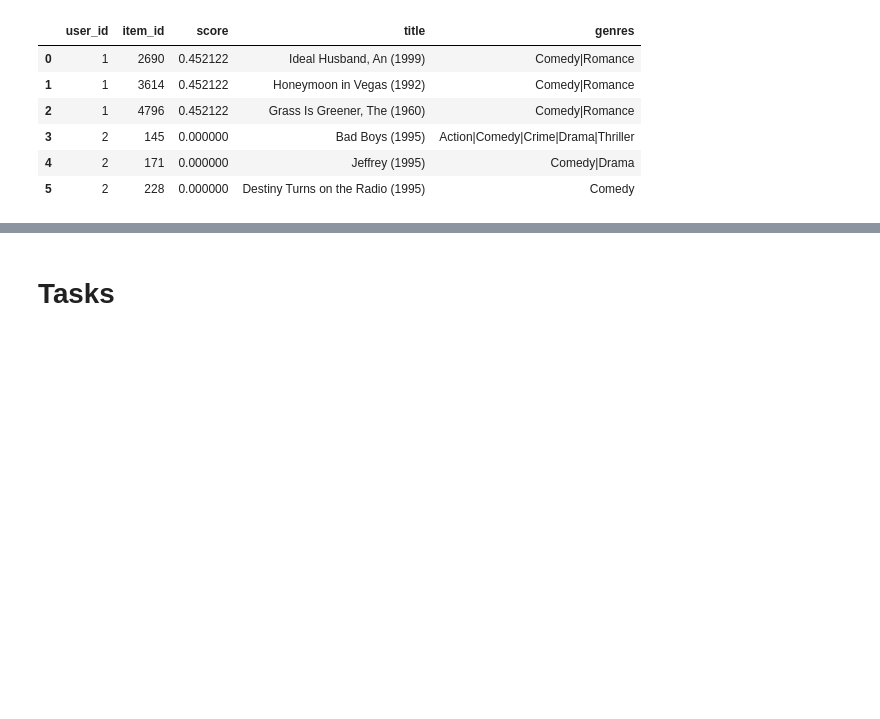
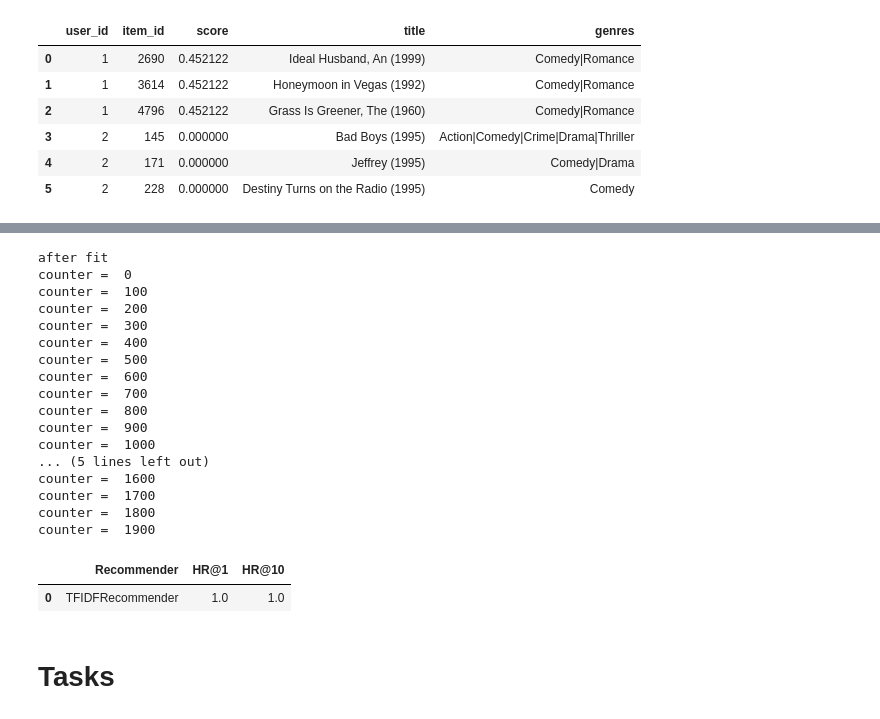
Before and after one commit to dolatapatryk/recommender-systems-class, a Jupyter notebook: class_3_content_based_recommenders_moje.ipynb, the cells around one changed output, grey strips where cells are left out. Drawn from its saved outputs; the diff is of its cells as text; code cells hidden in the pictures; blank space fills up the shorter version.

```diff
--- a/class_3_content_based_recommenders_moje.ipynb
+++ b/class_3_content_based_recommenders_moje.ipynb
@@ -914,3 +942,31 @@ display(HTML(results.head(10).to_html()))
+# %%
+tfidf_recommender = TFIDFRecommender()
+
+results = [['TFIDFRecommender'] + list(evaluate_train_test_split_implicit(
+    tfidf_recommender, ml_ratings_df.loc[:, ['user_id', 'item_id', 'rating']], ml_movies_df))]
+results = pd.DataFrame(results,
+                       columns=['Recommender', 'HR@1', 'HR@10'])
+display(HTML(results.to_html()))
+# %% [output]
+after fit
+counter =  0
+counter =  100
+counter =  200
+counter =  300
+counter =  400
+counter =  500
+counter =  600
+counter =  700
+counter =  800
+counter =  900
+counter =  1000
+... (5 lines left out)
+counter =  1600
+counter =  1700
+counter =  1800
+counter =  1900
+|  | Recommender | HR@1 | HR@10 |
+| 0 | TFIDFRecommender | 1.0 | 1.0 |
 # %% [markdown]
 # Tasks
 # %% [markdown]
```
Also changed, not shown: parts of 15 cells of this notebook.
